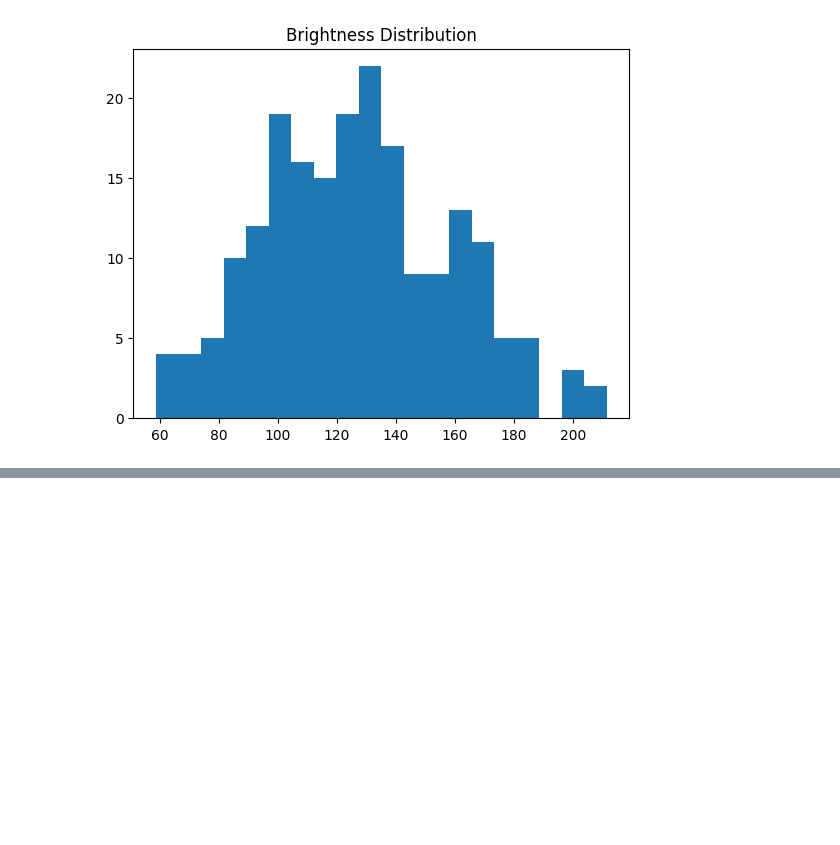
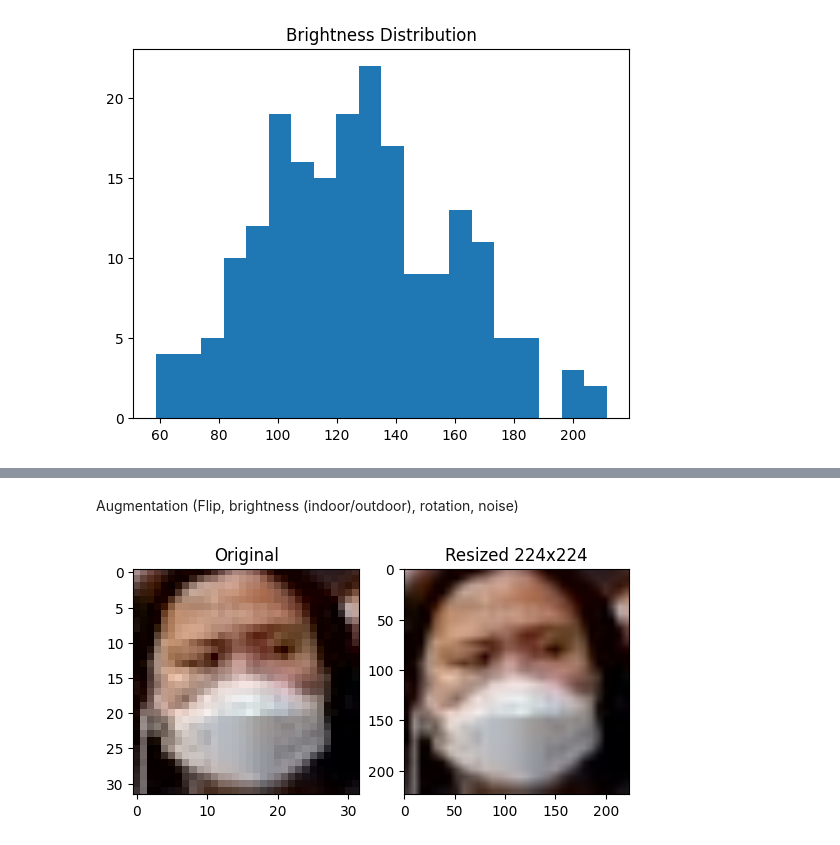
Before and after one commit to Hager-A-Hamoda/Face-Mask-Detection-System, a Jupyter notebook: notebooks/model and evaluation.ipynb, the cells around one changed output, grey strips where cells are left out. Drawn from its saved outputs; the diff is of its cells as text; code cells hidden in the pictures; blank space fills up the shorter version.

Commit message:
Augmentation

```diff
--- a/notebooks/model and evaluation.ipynb
+++ b/notebooks/model and evaluation.ipynb
@@ -245,0 +280,22 @@ plt.show()
+# %% [markdown]
+Augmentation (Flip, brightness (indoor/outdoor), rotation, noise)
+# %%
+img_path, label = train_data.samples[7]
+img = Image.open(img_path)
+
+resize_transform = transforms.Resize((224, 224))
+
+resized_img = resize_transform(img)
+
+
+plt.subplot(1,2,1)
+plt.imshow(img)
+plt.title("Original")
+
+plt.subplot(1,2,2)
+plt.imshow(resized_img)
+plt.title("Resized 224x224")
+
+plt.show()
+# %% [output]
+[figure, added]
```
Also changed, not shown: parts of 5 cells of this notebook.
